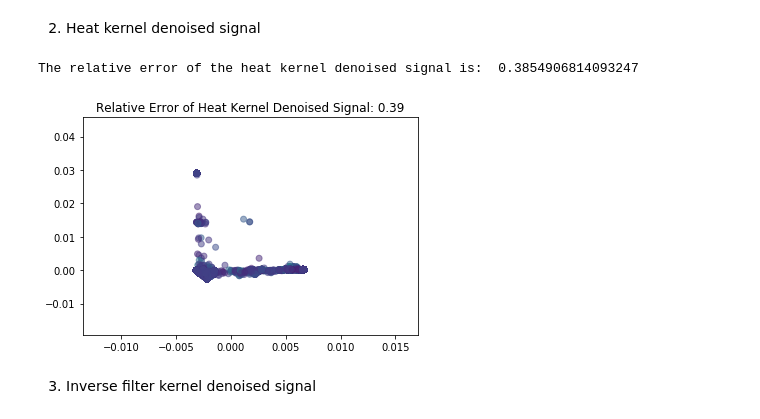
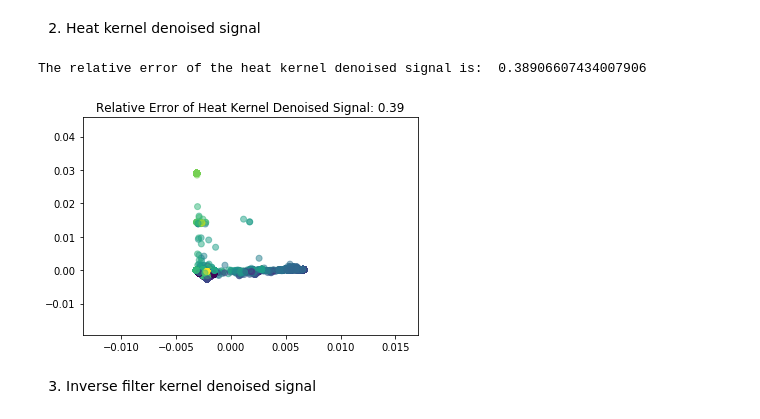
Before and after one commit to ilijagjorgjiev/ntds2018_team50, a Jupyter notebook: milestones/4_graph_signal_processing.ipynb, the cells around one changed output. Drawn from its saved outputs; the diff is of its cells as text; code cells hidden in the pictures.

```diff
--- a/milestones/4_graph_signal_processing.ipynb
+++ b/milestones/4_graph_signal_processing.ipynb
@@ -393,18 +393,9 @@ t_inv_denoised=10**3
 l_min=-1
 l_max=0.01
 
-z_heat_denoised = graph_filter(noisy_measurements,heat_kernel,t=0.1)
+z_heat_denoised = graph_filter(noisy_measurements,heat_kernel,t=10**2)
 z_inv_denoised  = graph_filter(noisy_measurements,inverse_kernel,t=10**3)
 z_rect_denoised = graph_filter(noisy_measurements,rectangle_kernel, l_min=-1, l_max=0.01)
-
-'''
-z_heat_denoised[z_heat_denoised >= 0] =  1
-z_heat_denoised[z_heat_denoised <  0] = -1
-z_inv_denoised[z_inv_denoised >= 0]   =  1
-z_inv_denoised[z_inv_denoised <  0]   = -1
-z_rect_denoised[z_rect_denoised >= 0] =  1
-z_rect_denoised[z_rect_denoised <  0] = -1
-'''
 # %% [output]
 '\nz_heat_denoised[z_heat_denoised >= 0] =  1\nz_heat_denoised[z_heat_denoised <  0] = -1 \nz_inv_denoised[z_inv_denoised >= 0]   =  1\nz_inv_denoised[z_inv_denoised <  0]   = -1 \nz_rect_denoised[z_r ...
 # %% [markdown]
@@ -433,12 +424,12 @@ The relative error of the noised signal is:  0.10110588645290051
 2) Heat kernel denoised signal
 # %%
 rel_err_heat_denoised=np.linalg.norm(labels-z_heat_denoised)/np.linalg.norm(labels)
-plt.scatter(U[:, 1], U[:, 2], c=z_heat_denoised.reshape(n_nodes), alpha=0.5)
+plt.scatter(U[:, 1], U[:, 2], c=z_heat_denoised.reshape(num_nodes), alpha=0.5)
 plt.title('Relative Error of Heat Kernel Denoised Signal: %1.2f' %rel_err_heat_denoised)
 print('The relative error of the heat kernel denoised signal is: ', rel_err_heat_denoised)
 # %% [output]
-The relative error of the heat kernel denoised signal is:  0.3854906814093247
+The relative error of the heat kernel denoised signal is:  0.38906607434007906
-[figure, old version]
+[figure, new version]
 # %% [markdown]
 3) Inverse filter kernel denoised signal
 # %%
```
Also changed, not shown: parts of 17 cells of this notebook.
